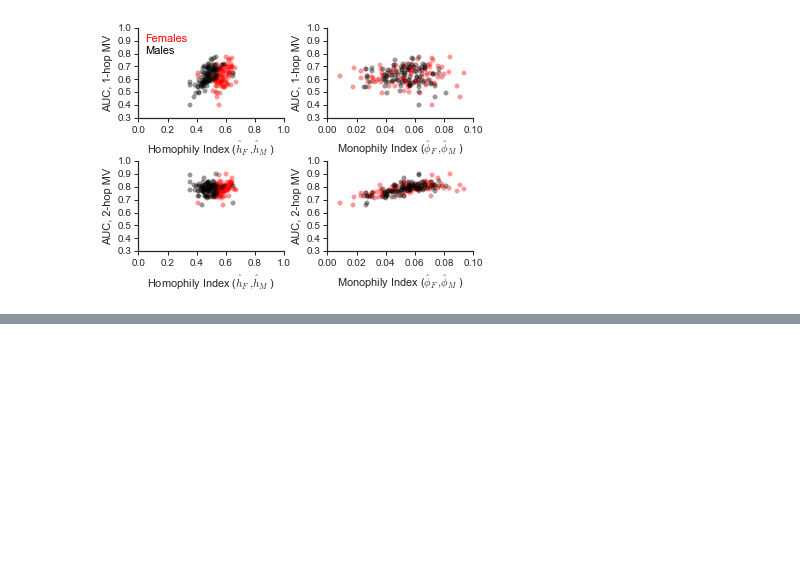
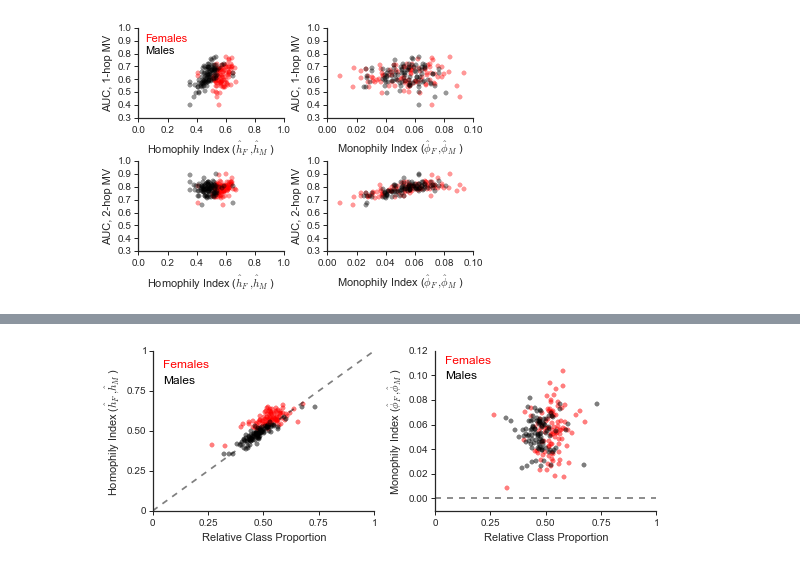
Before and after one commit to kaltenburger/gender_graph_code, a Jupyter notebook: code/0_analyze_FB100_AddHealth/d_All -- process all FB100 Schools and Add Health Schools.ipynb, the cells around one changed output, grey strips where cells are left out. Saved outputs shown, nothing was run; the diff lists cells and outputs as text; code cells hidden in the pictures; blank space fills up the shorter version.

```diff
--- a/code/0_analyze_FB100_AddHealth/d_All -- process all FB100 Schools and Add Health Schools.ipynb
+++ b/code/0_analyze_FB100_AddHealth/d_All -- process all FB100 Schools and Add Health Schools.ipynb
@@ -160,0 +124,86 @@ NameError: name 'fb_hom_mon_subset' is not defined
+# %%
+## combine figures
+%matplotlib inline
+
+f, (ax1, ax2) = plt.subplots(1, 2,
+                             sharey=False, sharex=True,
+                            figsize=(8, 3))
+
+ax1.plot( [0,1],[0,1] ,'k--',alpha=0.5)
+ax1.xaxis.set_major_locator(FixedLocator([0,0.25,0.50,0.75,1]))
+ax1.yaxis.set_major_locator(FixedLocator([0,0.25,0.50,0.75,1]))
+
+plt.setp(ax1, xticks=[0,0.25, 0.5, 0.75, 1], xticklabels=['0', '0.25', '0.50', '0.75', '1'])
+plt.setp(ax1, yticks=[0,0.25, 0.5, 0.75, 1], yticklabels=['0', '0.25', '0.50', '0.75', '1'])
+
+
+
+
+ax1.scatter(fb_hom_mon_subset.ratio_F[fb_hom_mon_subset.cc_average_degree_F>0],
+           fb_hom_mon_subset.cc_homophily_F[fb_hom_mon_subset.cc_average_degree_F>0],
+            color=color_F,alpha=0.5)
+ax1.annotate('Females', xy=(0.05,0.9),
+                 color=color_F, alpha=1, size=12)
+
+
+ax1.scatter(1-fb_hom_mon_subset.ratio_F[fb_hom_mon_subset.cc_average_degree_M>0],
+           fb_hom_mon_subset.cc_homophily_M[fb_hom_mon_subset.cc_average_degree_M>0],
+           color=color_M,alpha=0.5)
+ax1.annotate('Males', xy=(0.05,0.8),
+                 color=color_M, alpha=1, size=12)
+
+ax1.set_ylabel('Homophily Index ($\hat{h}_F, \hat{h}_M$)')
+ax1.set_xlim(0,1)
+ax1.set_ylim(0,1)
+
+ax1.spines["right"].set_visible(False)
+ax1.spines["top"].set_visible(False)
+ax1.set_xlabel('Relative Class Proportion')
+ax1.tick_params('both', length=4, width=1, which='major', left=1, bottom=1, top=0, right=0)
+
+
+
+
+ax2.plot( [0,1],[0,0] ,'k--',alpha=0.5)
+ax2.xaxis.set_major_locator(FixedLocator([0,0.25,0.50,0.75,1]))
+
+
+
+ax2.scatter(fb_hom_mon_subset.ratio_F[fb_hom_mon_subset.cc_average_degree_F>0],
+           fb_hom_mon_subset.cc_monophily_F[fb_hom_mon_subset.cc_average_degree_F>0],
+            color=color_F,alpha=0.5)
+ax2.annotate('Females', xy=(0.05,0.11),
+                 color=color_F, alpha=1, size=12)
+
+ax2.annotate('Males', xy=(0.05,0.098),
+                 color=color_M, alpha=1, size=12)
+
+ax2.tick_params('both', length=4, width=1, which='major', left=1, bottom=1, top=0, right=0)
+
+
+
+ax2.scatter(1-fb_hom_mon_subset.ratio_F[fb_hom_mon_subset.cc_average_degree_M>0],
+           fb_hom_mon_subset.cc_monophily_M[fb_hom_mon_subset.cc_average_degree_M>0],
+           color=color_M,alpha=0.5)
+
+ax2.set_ylabel('Monophily Index ($\hat{\phi}_F, \hat{\phi}_M$)')
+ax2.set_xlabel('Relative Class Proportion')
+ax2.set_xlim(0,1)
+ax2.set_ylim(-0.01,0.12)
+ax2.spines["right"].set_visible(False)
+ax2.spines["top"].set_visible(False)
+
+
+#plt.set_setp(ax1, xticks=[0,0.25, 0.5, 0.75, 1], xticklabels=['0', '0.25', '0.50', '0.75', '1'])
+
+
+#f.text(0.5, 0.01, 'Relative Class Proportion', ha='center',size=10)
+#plt.ylim(0,1)
+plt.tight_layout()
+#plt.show()
+#f.text(0.5, 0.95, 'Homophily and Monophily Across FB100 Schools', ha='center',size=10)
+pp = PdfPages('../../figures/Facebook_homophily_monophily_versus_class_proportion.pdf')
+pp.savefig()
+pp.close()
+# %% [output]
+[figure, added]
```
Also changed, not shown: parts of 2 cells of this notebook, 2 other files.
